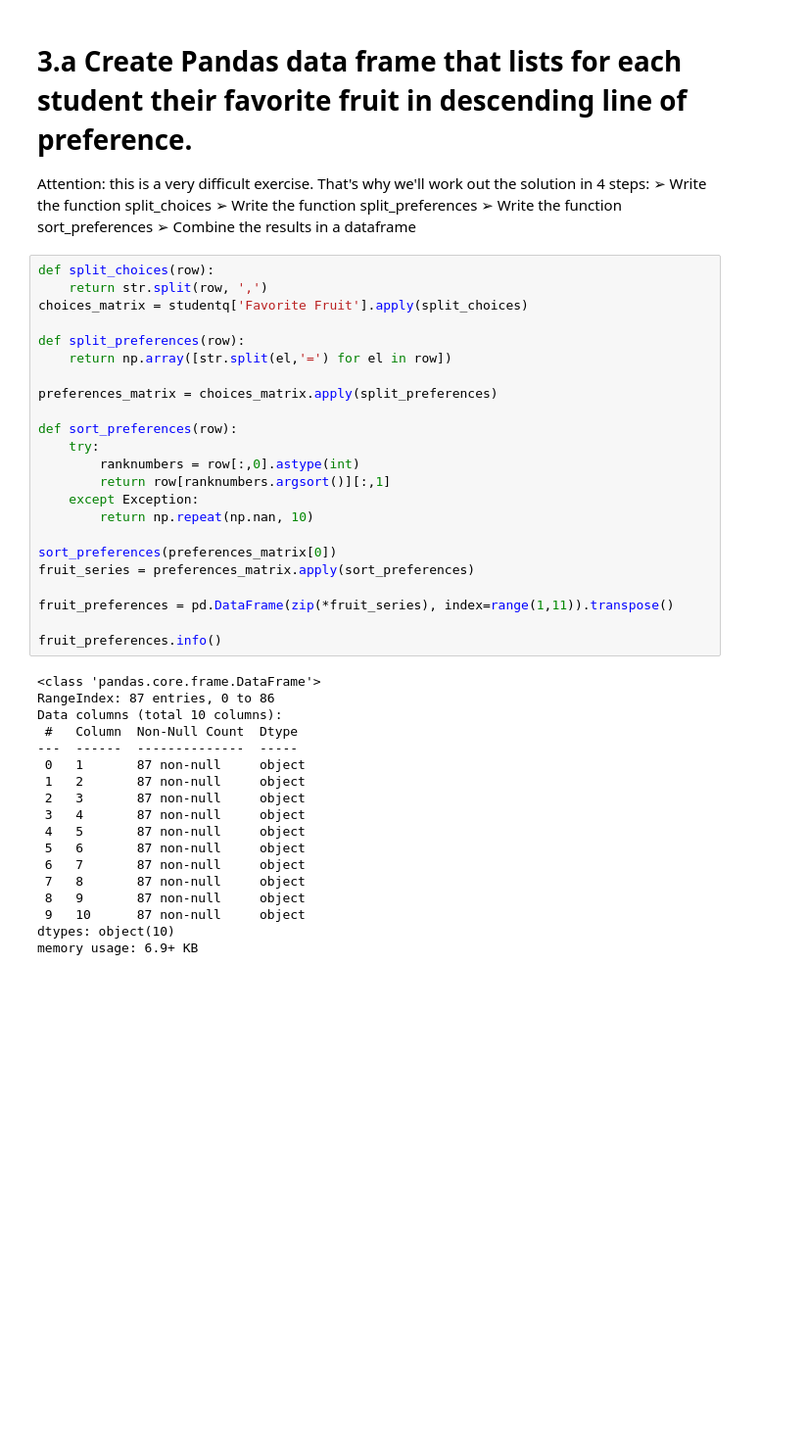
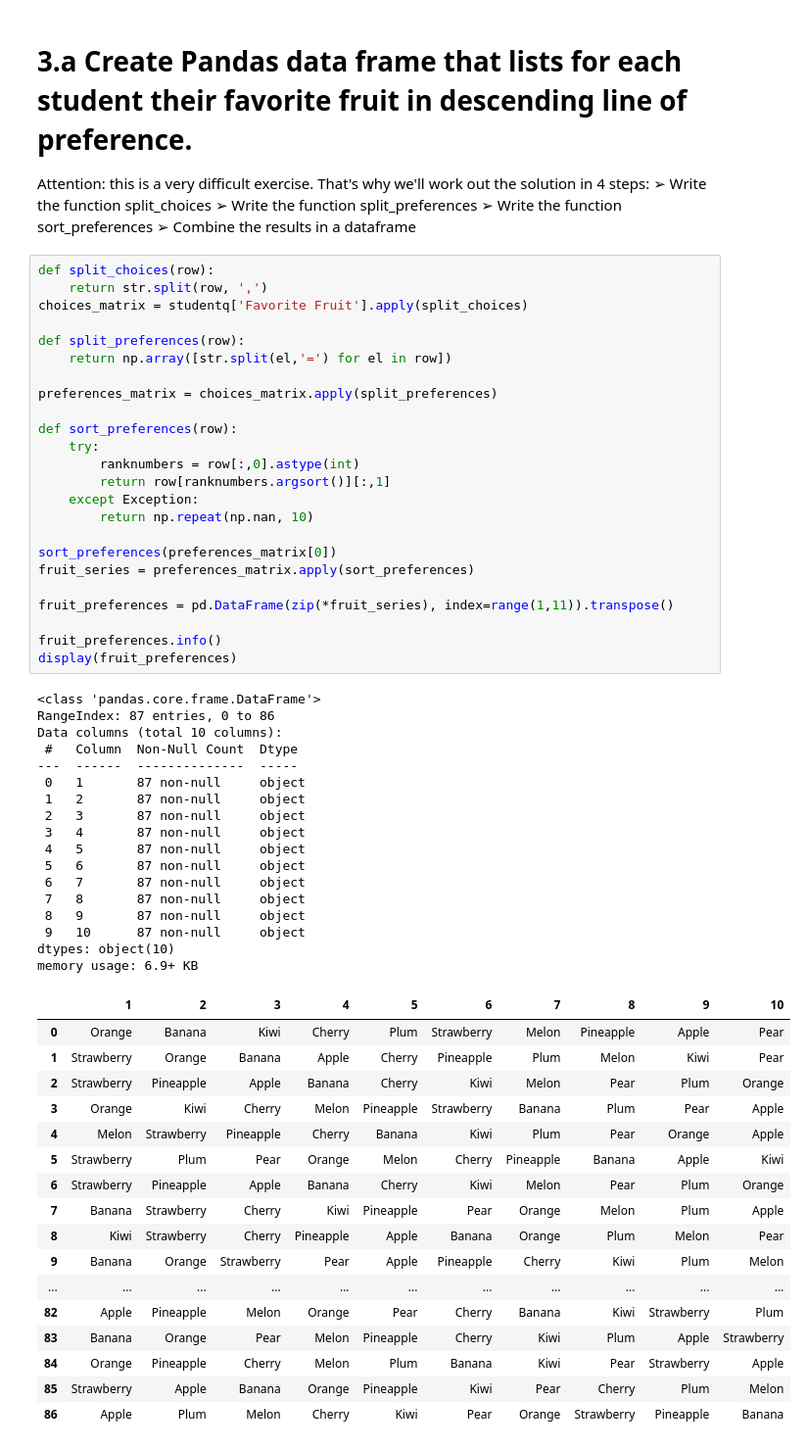
Before and after one commit to DUCU1/DataAndAI, a Jupyter notebook: Code/Week3/Questionnaire.ipynb, the cells around one changed output. Shown at 98% size. Cells and saved outputs as stored; diff of their text form; blank space fills up the shorter version.

```diff
--- a/Code/Week3/Questionnaire.ipynb
+++ b/Code/Week3/Questionnaire.ipynb
@@ -64,30 +139,48 @@ def sort_preferences(row):
     try:
         ranknumbers = row[:,0].astype(int)
         return row[ranknumbers.argsort()][:,1]
     except Exception:
         return np.repeat(np.nan, 10)
 
 sort_preferences(preferences_matrix[0])
 fruit_series = preferences_matrix.apply(sort_preferences)
 
 fruit_preferences = pd.DataFrame(zip(*fruit_series), index=range(1,11)).transpose()
 
 fruit_preferences.info()
+display(fruit_preferences)
 # %% [output]
 <class 'pandas.core.frame.DataFrame'>
 RangeIndex: 87 entries, 0 to 86
 Data columns (total 10 columns):
  #   Column  Non-Null Count  Dtype
 ---  ------  --------------  -----
  0   1       87 non-null     object
  1   2       87 non-null     object
  2   3       87 non-null     object
  3   4       87 non-null     object
  4   5       87 non-null     object
  5   6       87 non-null     object
  6   7       87 non-null     object
  7   8       87 non-null     object
  8   9       87 non-null     object
  9   10      87 non-null     object
 dtypes: object(10)
 memory usage: 6.9+ KB
+|  | 1 | 2 | 3 | 4 | 5 | 6 | 7 | 8 | 9 | 10 |
+| 0 | Orange | Banana | Kiwi | Cherry | Plum | Strawberry | Melon | Pineapple | Apple | Pear |
+| 1 | Strawberry | Orange | Banana | Apple | Cherry | Pineapple | Plum | Melon | Kiwi | Pear |
+| 2 | Strawberry | Pineapple | Apple | Banana | Cherry | Kiwi | Melon | Pear | Plum | Orange |
+| 3 | Orange | Kiwi | Cherry | Melon | Pineapple | Strawberry | Banana | Plum | Pear | Apple |
+| 4 | Melon | Strawberry | Pineapple | Cherry | Banana | Kiwi | Plum | Pear | Orange | Apple |
+| 5 | Strawberry | Plum | Pear | Orange | Melon | Cherry | Pineapple | Banana | Apple | Kiwi |
+| 6 | Strawberry | Pineapple | Apple | Banana | Cherry | Kiwi | Melon | Pear | Plum | Orange |
+| 7 | Banana | Strawberry | Cherry | Kiwi | Pineapple | Pear | Orange | Melon | Plum | Apple |
+| 8 | Kiwi | Strawberry | Cherry | Pineapple | Apple | Banana | Orange | Plum | Melon | Pear |
+| 9 | Banana | Orange | Strawberry | Pear | Apple | Pineapple | Cherry | Kiwi | Plum | Melon |
+| ... | ... | ... | ... | ... | ... | ... | ... | ... | ... | ... |
+| 82 | Apple | Pineapple | Melon | Orange | Pear | Cherry | Banana | Kiwi | Strawberry | Plum |
+| 83 | Banana | Orange | Pear | Melon | Pineapple | Cherry | Kiwi | Plum | Apple | Strawberry |
+| 84 | Orange | Pineapple | Cherry | Melon | Plum | Banana | Kiwi | Pear | Strawberry | Apple |
+| 85 | Strawberry | Apple | Banana | Orange | Pineapple | Kiwi | Pear | Cherry | Plum | Melon |
+| 86 | Apple | Plum | Melon | Cherry | Kiwi | Pear | Orange | Strawberry | Pineapple | Banana |
```
Also changed, not shown: parts of 5 cells of this notebook, 40 other files.
